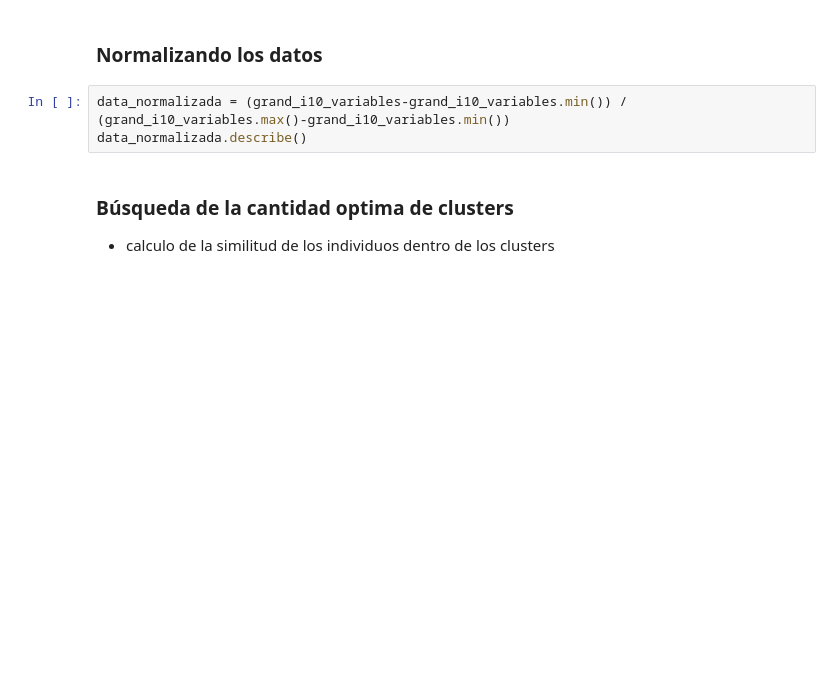
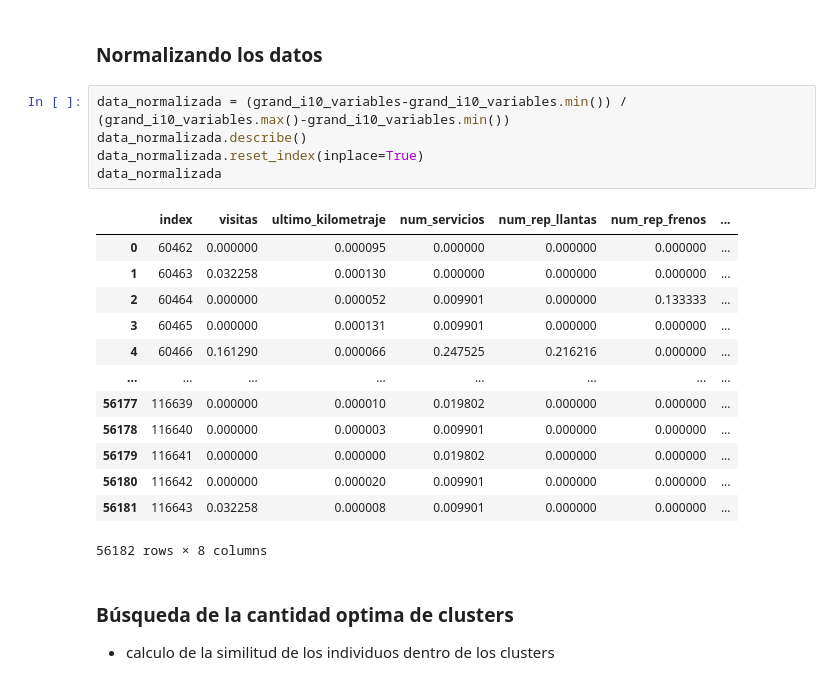
Before and after one commit to Eliuhepher/data-utiils, a Jupyter notebook: ML/notebooks/i10/KMeans Grandi10.ipynb, the cells around one changed output. Drawn from its saved outputs; the diff is of its cells as text; blank space fills up the shorter version.

```diff
--- a/ML/notebooks/i10/KMeans Grandi10.ipynb
+++ b/ML/notebooks/i10/KMeans Grandi10.ipynb
@@ -25,6 +75,22 @@ grand_i10_variables.describe()
 # %%
 data_normalizada = (grand_i10_variables-grand_i10_variables.min()) / (grand_i10_variables.max()-grand_i10_variables.min())
 data_normalizada.describe()
+data_normalizada.reset_index(inplace=True)
+data_normalizada
+# %% [output]
+|  | index | visitas | ultimo_kilometraje | num_servicios | num_rep_llantas | num_rep_frenos | ... |
+| 0 | 60462 | 0.000000 | 0.000095 | 0.000000 | 0.000000 | 0.000000 | ... |
+| 1 | 60463 | 0.032258 | 0.000130 | 0.000000 | 0.000000 | 0.000000 | ... |
+| 2 | 60464 | 0.000000 | 0.000052 | 0.009901 | 0.000000 | 0.133333 | ... |
+| 3 | 60465 | 0.000000 | 0.000131 | 0.009901 | 0.000000 | 0.000000 | ... |
+| 4 | 60466 | 0.161290 | 0.000066 | 0.247525 | 0.216216 | 0.000000 | ... |
+| ... | ... | ... | ... | ... | ... | ... | ... |
+| 56177 | 116639 | 0.000000 | 0.000010 | 0.019802 | 0.000000 | 0.000000 | ... |
+| 56178 | 116640 | 0.000000 | 0.000003 | 0.009901 | 0.000000 | 0.000000 | ... |
+| 56179 | 116641 | 0.000000 | 0.000000 | 0.019802 | 0.000000 | 0.000000 | ... |
+| 56180 | 116642 | 0.000000 | 0.000020 | 0.009901 | 0.000000 | 0.000000 | ... |
+| 56181 | 116643 | 0.032258 | 0.000008 | 0.009901 | 0.000000 | 0.000000 | ... |
+56182 rows × 8 columns
 # %% [markdown]
 ### Búsqueda de la cantidad optima de clusters
 - calculo de la similitud de los individuos dentro de los clusters
```
Also changed, not shown: parts of 11 cells of this notebook, 1 other file.
